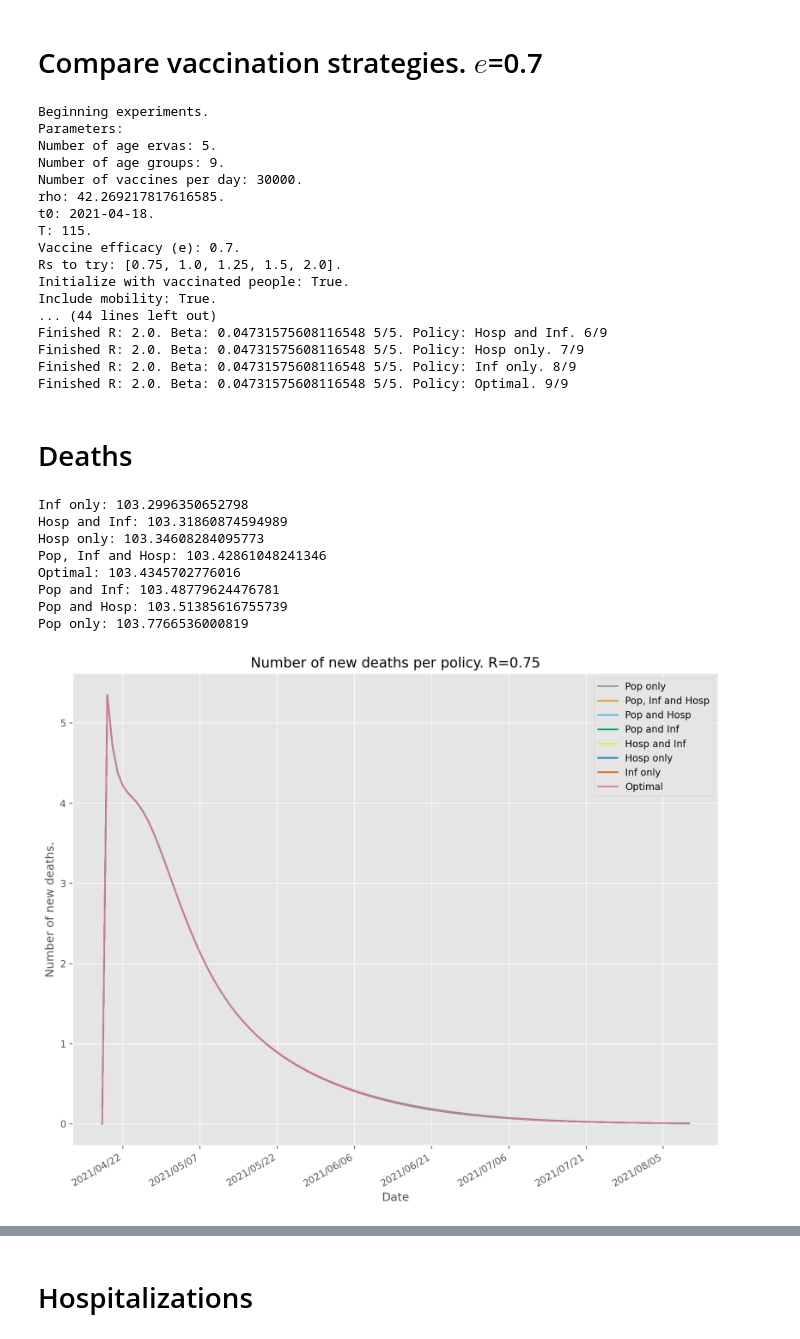
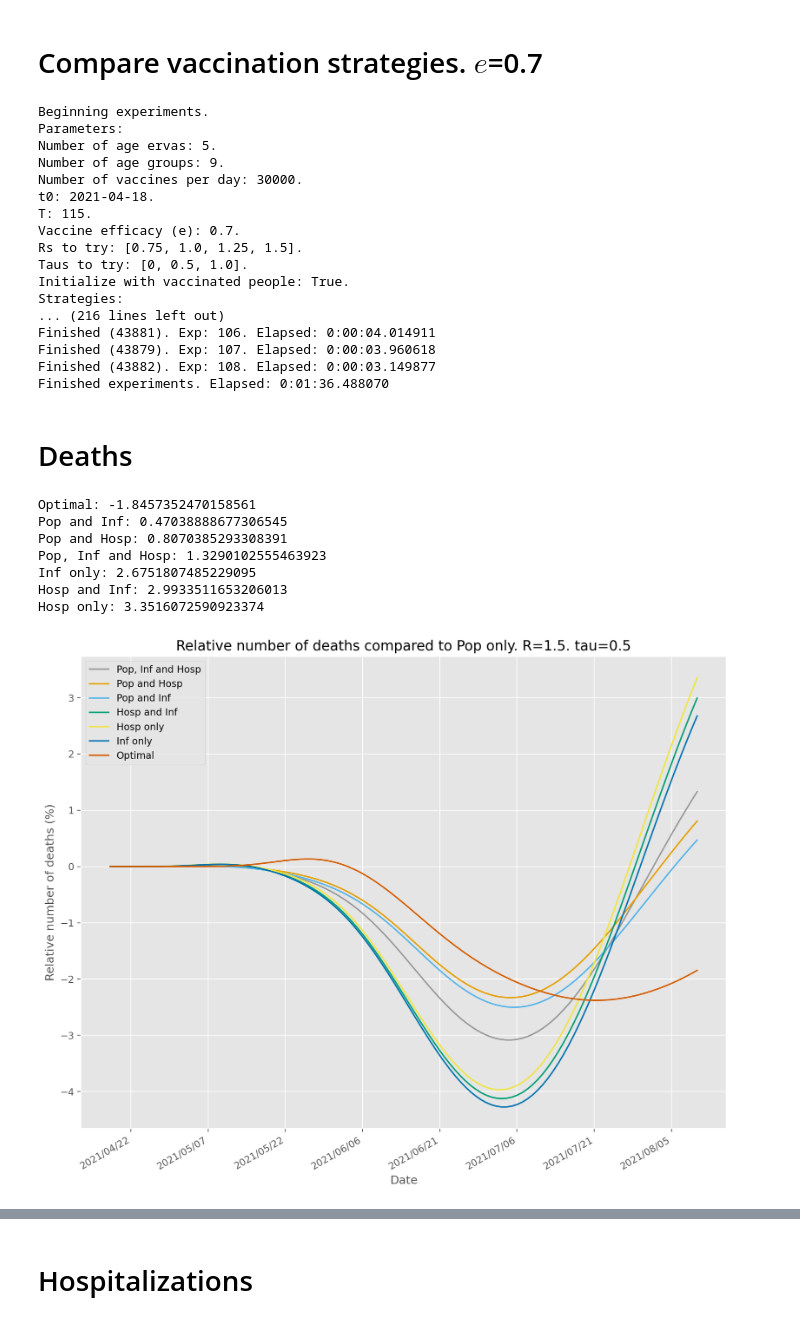
Before and after one commit to FINCoVID19/optimized_vaccination_finland, a Jupyter notebook: compare_vaccination_strategies.ipynb, the cells around one changed output, grey strips where cells are left out. Cells and saved outputs as stored; diff of their text form; code cells hidden in the pictures.

Commit message:
new way of doing experiments, all parallel

```diff
--- a/compare_vaccination_strategies.ipynb
+++ b/compare_vaccination_strategies.ipynb
@@ -32,5 +32,5 @@ color_palette = ["#999999", "#E69F00", "#56B4E9", "#009E73", "#F0E442", "#0072B2
 # %%
-all_results = get_experiments_results(num_age_groups=num_age_groups,
+exp_results = get_experiments_results(num_age_groups=num_age_groups,
                                       num_ervas=num_ervas,
                                       init_vacc=init_vacc,
                                       strategies=strategies,
@@ -39,48 +39,71 @@ all_results = get_experiments_results(num_age_groups=num_age_groups,
                                       r_experiments=r_experiments,
                                       t0=t0,
                                       e=e,
-                                      inc_mob=inc_mob)
+                                      taus=taus)
 # %% [output]
 Beginning experiments.
 Parameters:
 Number of age ervas: 5.
 Number of age groups: 9.
 Number of vaccines per day: 30000.
-rho: 42.269217817616585.
 t0: 2021-04-18.
 T: 115.
 Vaccine efficacy (e): 0.7.
-Rs to try: [0.75, 1.0, 1.25, 1.5, 2.0].
+Rs to try: [0.75, 1.0, 1.25, 1.5].
+Taus to try: [0, 0.5, 1.0].
 Initialize with vaccinated people: True.
-Include mobility: True.
-... (44 lines left out)
-Finished R: 2.0. Beta: 0.04731575608116548 5/5. Policy: Hosp and Inf. 6/9
-Finished R: 2.0. Beta: 0.04731575608116548 5/5. Policy: Hosp only. 7/9
-Finished R: 2.0. Beta: 0.04731575608116548 5/5. Policy: Inf only. 8/9
-Finished R: 2.0. Beta: 0.04731575608116548 5/5. Policy: Optimal. 9/9
+Strategies:
+... (216 lines left out)
+Finished (43881). Exp: 106. Elapsed: 0:00:04.014911
+Finished (43879). Exp: 107. Elapsed: 0:00:03.960618
+Finished (43882). Exp: 108. Elapsed: 0:00:03.149877
+Finished experiments. Elapsed: 0:01:36.488070
 # %%
-def plot_results(ax, r, metric, all_results, t0, T, skip_no_vacc=True):
+def plot_results(ax, r, tau, metric, exp_results, t0, T, baseline='Pop only', skip_no_vacc=True):
     begin = datetime.datetime.strptime(t0, '%Y-%m-%d')
     x = [begin + datetime.timedelta(days=day) for day in range(T)]
 
-    results_for_r = all_results[r]
+    results = exp_results[r][tau]
+    label_i = 0
+    for label, label_level in results.items():
+        if label == baseline:
+            baseline_results = label_level['results'][metric]
+            baseline_all_time = baseline_results.sum(axis=0)
+            baseline_all_time = baseline_all_time.sum(axis=0)
+
+    assert baseline_all_time is not None
+    assert baseline_all_time.shape[0] == T
+
     totals = []
     label_i = 0
-    for label, results_all_metrics in results_for_r:
+    for label, label_level in results.items():
+        if label == baseline:
+            continue
+
         if label == 'No vaccination' and skip_no_vacc:
             continue
-        metric_results = results_all_metrics[metric]
+
+        metric_results = label_level['results'][metric]
         metric_all_time = metric_results.sum(axis=0)
         metric_all_time = metric_all_time.sum(axis=0)
 
         assert metric_all_time.shape[0] == T
 
-        ax.plot(x, metric_all_time, label=label, color=color_palette[label_i])
+        plot_metric = metric_all_time/baseline_all_time
+        plot_metric = np.nan_to_num(plot_metric, nan=1)
+        plot_metric = plot_metric - 1
+        plot_metric = plot_metric*100
+
+        color = label_i % len(color_palette)
+        ax.plot(x, plot_metric, label=label, color=color_palette[color])
         if metric == 'deaths':
+            baseline_policy = baseline_all_time[-1]
             total_policy = metric_all_time[-1]
         else:
+            baseline_policy = baseline_all_time.sum(axis=0)
             total_policy = metric_all_time.sum(axis=0)
-        total = (label, total_policy)
+        rel_total = ((total_policy/baseline_policy)-1)*100
+        total = (label, rel_total)
         totals.append(total)
         label_i += 1
 
@@ -89,8 +112,8 @@ def plot_results(ax, r, metric, all_results, t0, T, skip_no_vacc=True):
         print('%s: %s' % (total[0], total[1]))
 
     ax.set_xlabel('Date')
-    ax.set_ylabel('Number of %s.' % (metric, ))
-    ax.set_title('Number of %s per policy. R=%s' % (metric, r))
+    ax.set_ylabel('Relative number of {0} (%)'.format(metric))
+    ax.set_title('Relative number of %s compared to %s. R=%s. tau=%s' % (metric, baseline, r, tau))
     ax.legend()
 
     return ax
@@ -99,21 +122,20 @@ def plot_results(ax, r, metric, all_results, t0, T, skip_no_vacc=True):
 # %%
 fig, ax = plt.subplots(figsize=(12, 10))
 fig.gca().xaxis.set_major_formatter(mdates.DateFormatter('%Y/%m/%d'))
 fig.gca().xaxis.set_major_locator(mdates.DayLocator(interval=plot_interval))
 
-ax = plot_results(ax, r=r_experiments[0], metric='new deaths', all_results=all_results, t0=t0, T=T)
+ax = plot_results(ax, r=1.5, tau=0.5, metric='deaths', exp_results=exp_results, t0=t0, T=T)
 
 fig.autofmt_xdate()
 # %% [output]
-Inf only: 103.2996350652798
-Hosp and Inf: 103.31860874594989
-Hosp only: 103.34608284095773
-Pop, Inf and Hosp: 103.42861048241346
-Optimal: 103.4345702776016
-Pop and Inf: 103.48779624476781
-Pop and Hosp: 103.51385616755739
-Pop only: 103.7766536000819
+Optimal: -1.8457352470158561
+Pop and Inf: 0.47038888677306545
+Pop and Hosp: 0.8070385293308391
+Pop, Inf and Hosp: 1.3290102555463923
+Inf only: 2.6751807485229095
+Hosp and Inf: 2.9933511653206013
+Hosp only: 3.3516072590923374
-[figure, old version]
+[figure, new version]
 # %%
 fig, ax = plt.subplots(figsize=(12, 10))
 fig.gca().xaxis.set_major_formatter(mdates.DateFormatter('%Y/%m/%d'))
```
Also changed, not shown: parts of 15 cells of this notebook, 4 other files.
